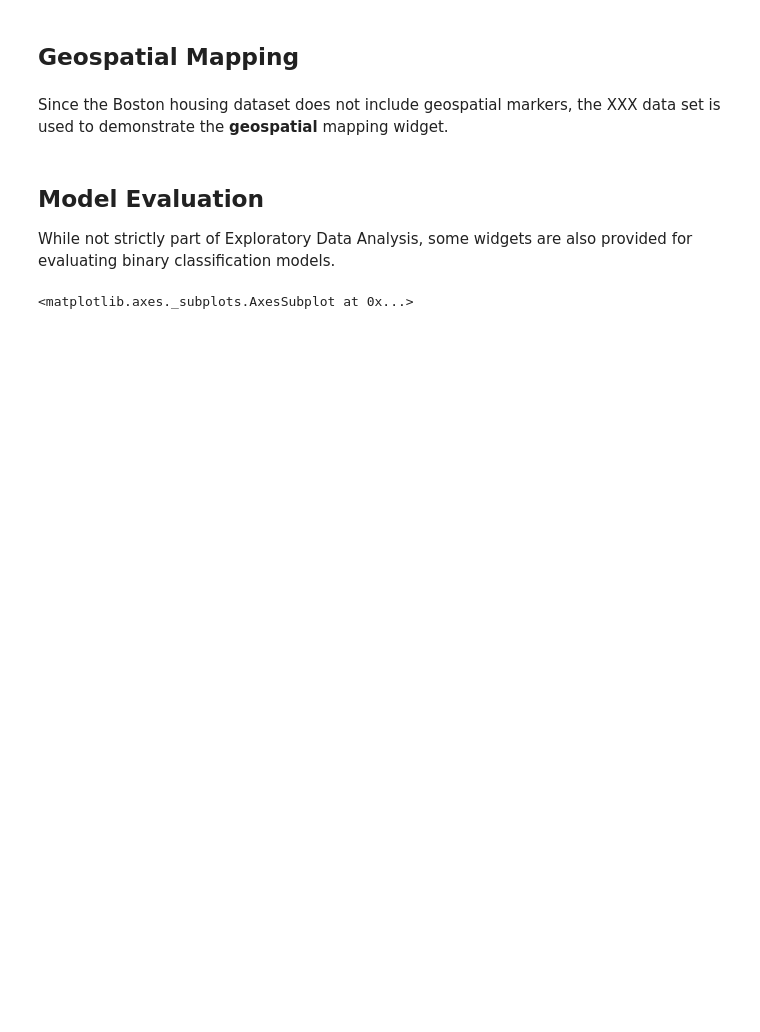
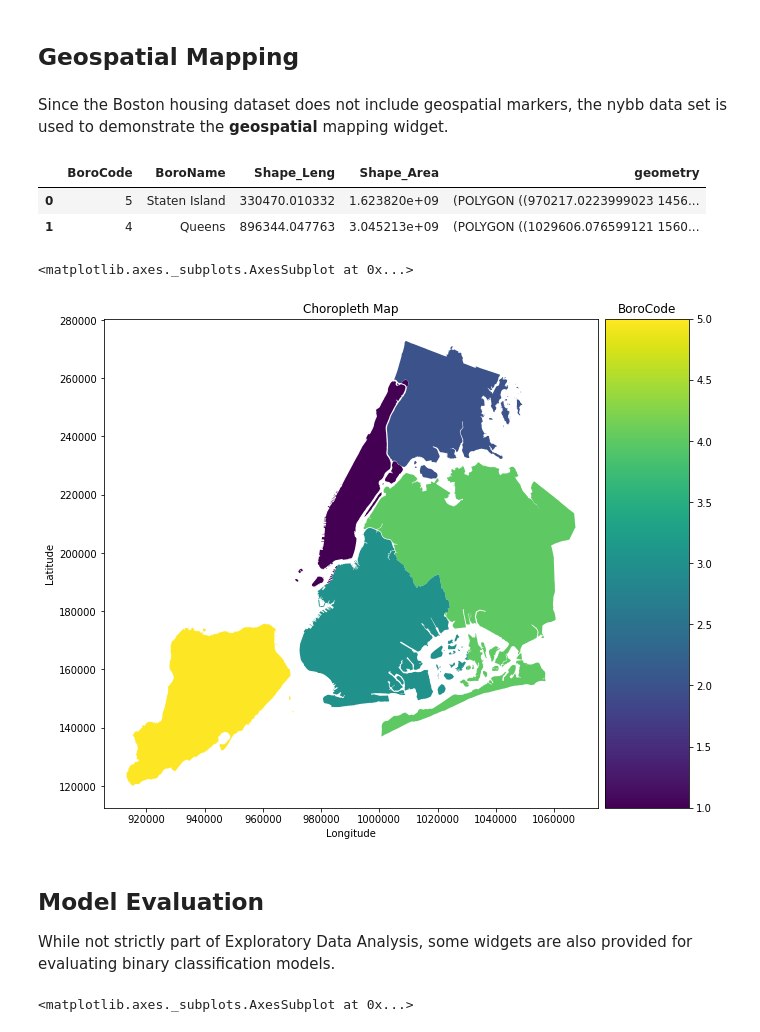
Before and after one commit to data-describe/data-describe, a Jupyter notebook: notebooks/Tutorial.ipynb, the cells around one changed output. Drawn from its saved outputs; the diff is of its cells as text; code cells hidden in the pictures; blank space fills up the shorter version.

```diff
--- a/notebooks/Tutorial.ipynb
+++ b/notebooks/Tutorial.ipynb
@@ -187,4 +189,4 @@ topic
 # %% [markdown]
 ## Geospatial Mapping
 # %% [markdown]
-Since the Boston housing dataset does not include geospatial markers, the XXX data set is used to demonstrate the **geospatial** mapping widget.
+Since the Boston housing dataset does not include geospatial markers, the nybb data set is used to demonstrate the **geospatial** mapping widget.
@@ -193,3 +196,15 @@ Since the Boston housing dataset does not include geospatial markers, the XXX da
+# %%
+world = gpd.read_file(gpd.datasets.get_path('nybb'))
+world.head(2)
+# %% [output]
+|  | BoroCode | BoroName | Shape_Leng | Shape_Area | geometry |
+| 0 | 5 | Staten Island | 330470.010332 | 1.623820e+09 | (POLYGON ((970217.0223999023 1456... |
+| 1 | 4 | Queens | 896344.047763 | 3.045213e+09 | (POLYGON ((1029606.076599121 1560... |
+# %%
+maps(world, feature="BoroCode")
+# %% [output]
+<matplotlib.axes._subplots.AxesSubplot at 0x...>
+[figure, added]
 # %% [markdown]
 ## Model Evaluation
 While not strictly part of Exploratory Data Analysis, some widgets are also provided for evaluating binary classification models.
```
Also changed, not shown: parts of 12 cells of this notebook, 19 other files.
